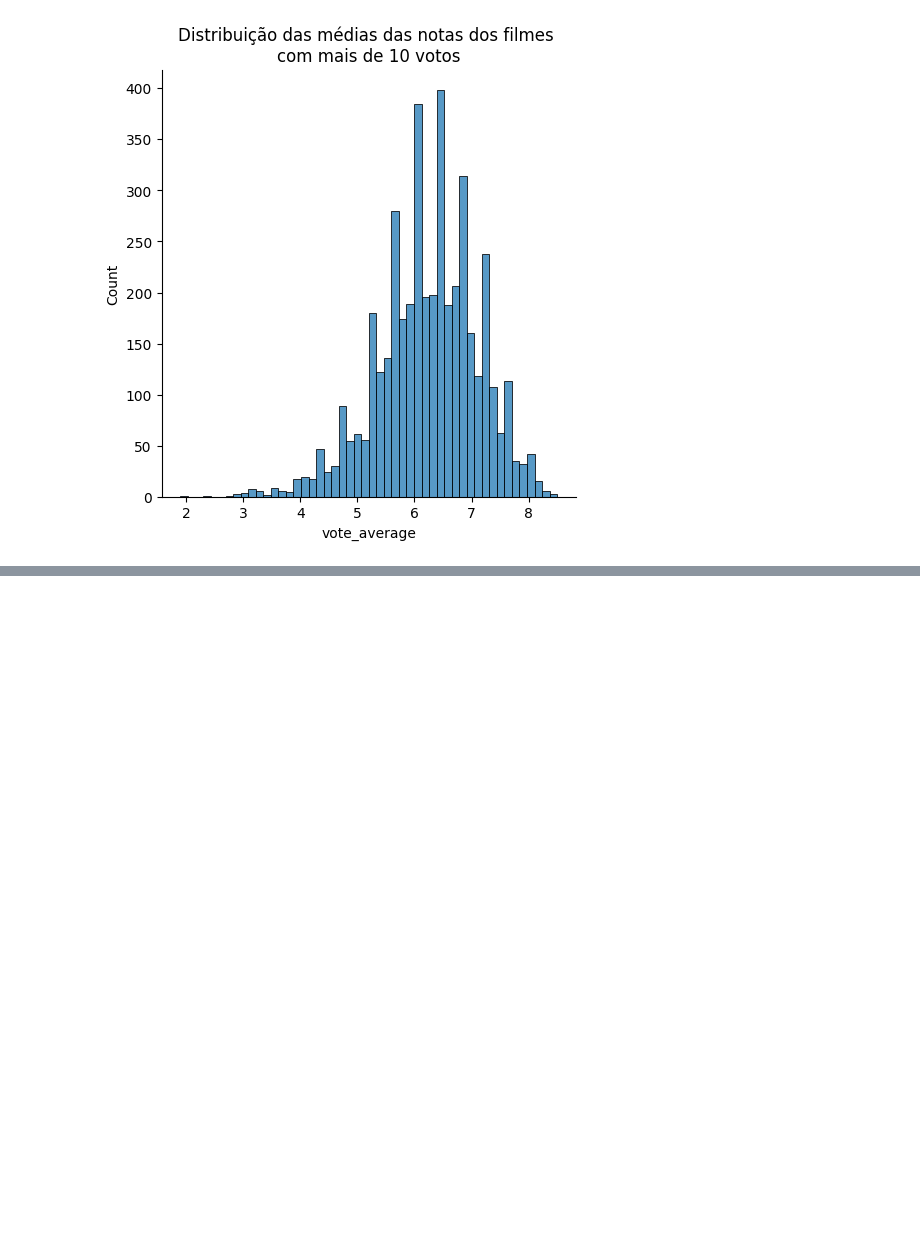
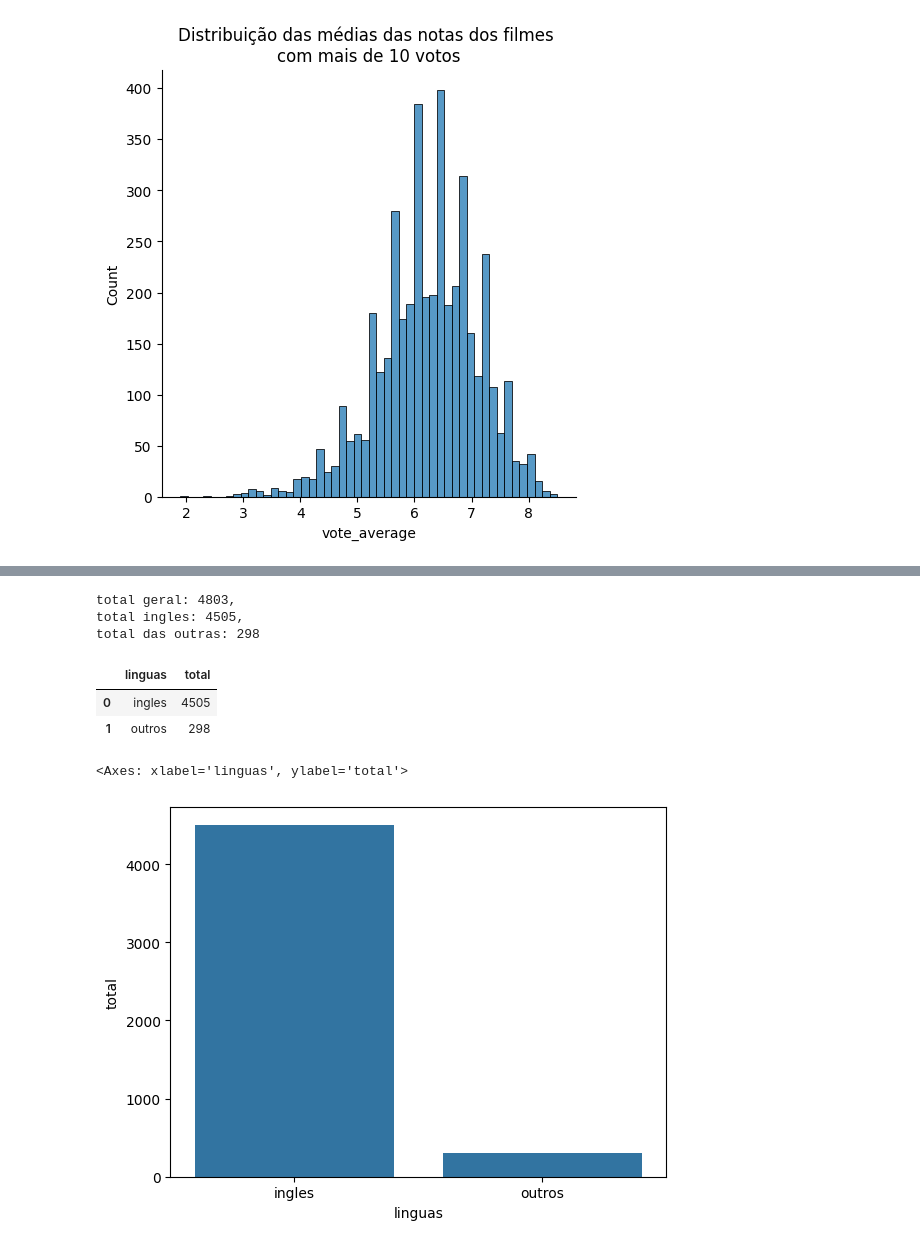
Before and after one commit to sdesuzane/data_science-Alura, a Jupyter notebook: TMDB.ipynb, the cells around one changed output, grey strips where cells are left out. Drawn from its saved outputs; the diff is of its cells as text; code cells hidden in the pictures; blank space fills up the shorter version.

```diff
--- a/TMDB.ipynb
+++ b/TMDB.ipynb
@@ -158,0 +172,26 @@ plt.show()
+# %%
+total_por_lingua = tmdb["original_language"].value_counts()
+total_geral = total_por_lingua.sum()
+total_de_ingles = total_por_lingua.loc["en"]
+total_resto = total_geral - total_de_ingles
+print(f"total geral: {total_geral},\ntotal ingles: {total_de_ingles}, \ntotal das outras: {total_resto}")
+# %% [output]
+total geral: 4803,
+total ingles: 4505,
+total das outras: 298
+# %%
+dados = {
+  "linguas" : ["ingles", "outros"],
+  "total" : [total_de_ingles, total_resto]
+}
+dados = pd.DataFrame(dados)
+dados
+# %% [output]
+|  | linguas | total |
+| 0 | ingles | 4505 |
+| 1 | outros | 298 |
+# %%
+sns.barplot(data=dados, x="linguas", y="total")
+# %% [output]
+<Axes: xlabel='linguas', ylabel='total'>
+[figure, added]
```
Also changed, not shown: parts of 15 cells of this notebook.
